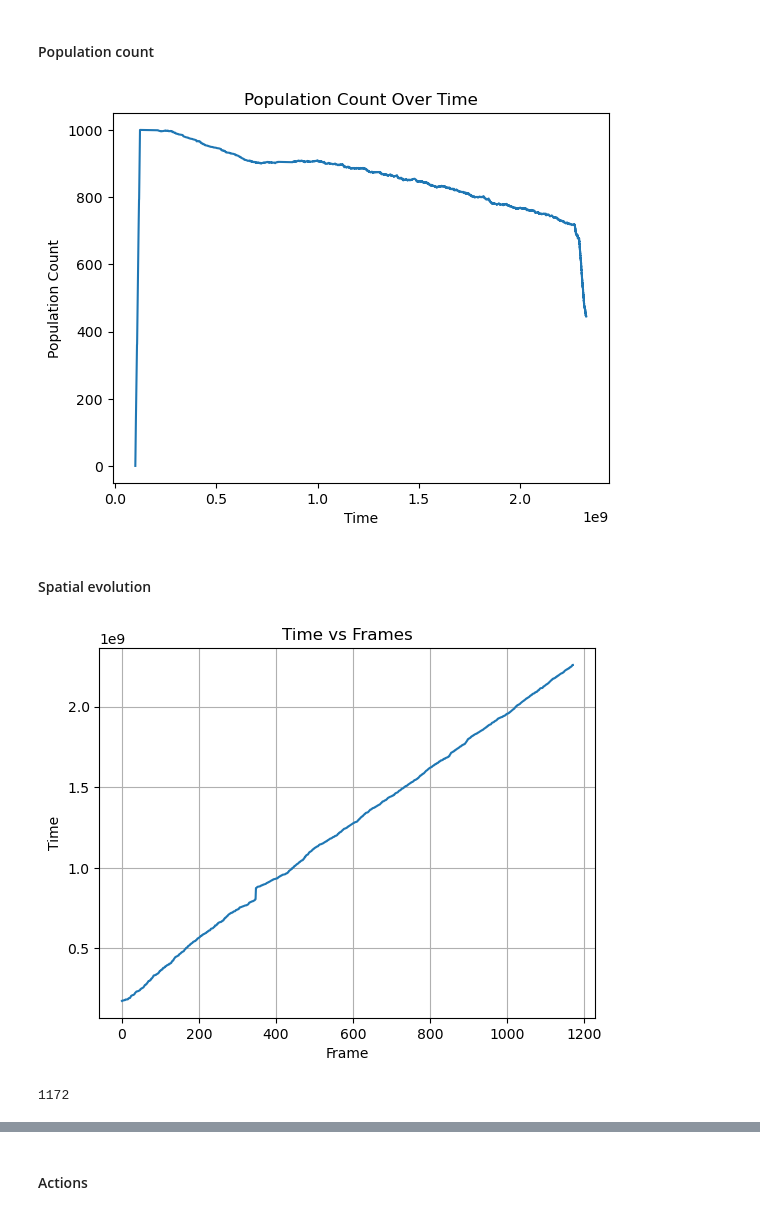
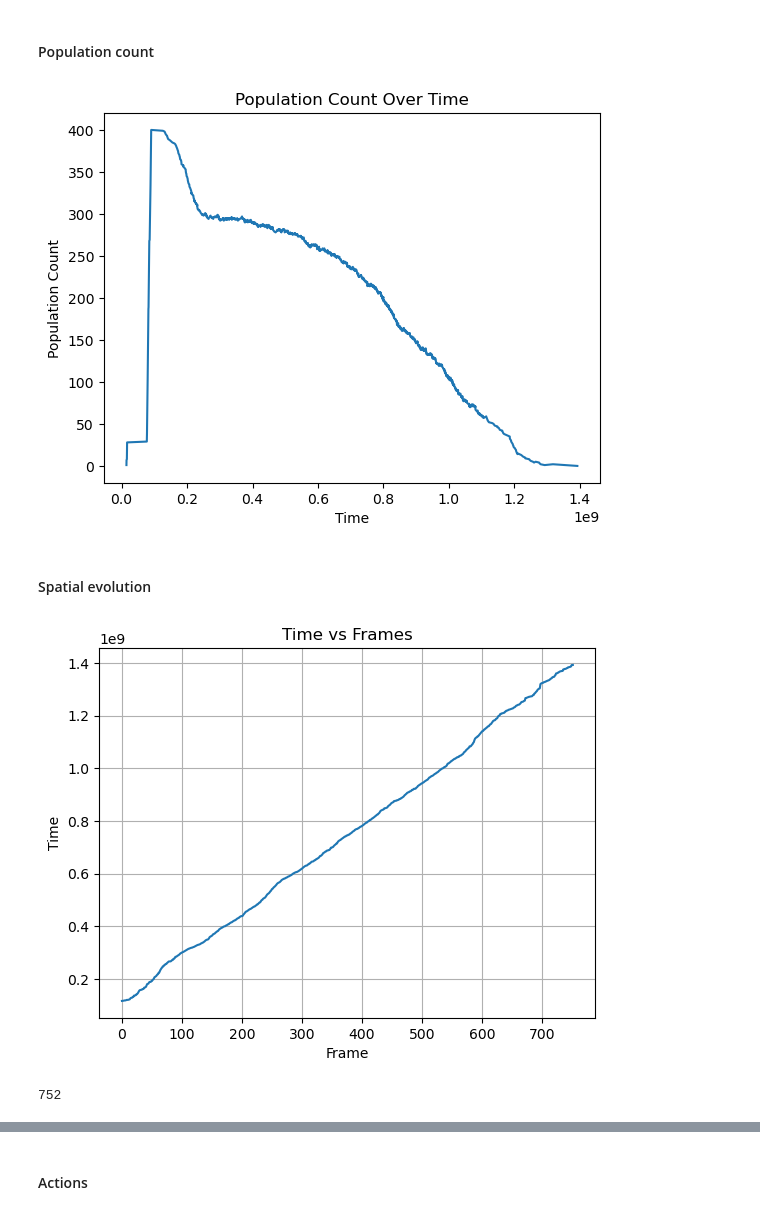
Before and after one commit to alexisjapas/gamasi, a Jupyter notebook: demo.ipynb, the cells around one changed output, grey strips where cells are left out. Drawn from its saved outputs; the diff is of its cells as text; code cells hidden in the pictures.

```diff
--- a/demo.ipynb
+++ b/demo.ipynb
@@ -10,8 +10,8 @@ from src.Lab import Lab
 lab = Lab()
 # %%
 simulation = lab.experiment(
-    height=80, width=160,
-    initial_population_count=1000,
-    max_total_duration=60, max_simulation_duration=2
+    height=30, width=50,
+    initial_population_count=400,
+    max_total_duration=120, max_simulation_duration=4
 )
 # %% [output]
@@ -74,30 +42,33 @@ lab.plot_generation_stats(data)
 #### Population count
 # %%
 from matplotlib import pyplot as plt  # TODO Move to Lab
-data["population_timeline"].plot(y="population_count", legend=False)
+population_timeline = lab.get_temporal_data(simulation)
+population_timeline.plot(y="population_count", legend=False)
 plt.title('Population Count Over Time')
 plt.xlabel('Time')
 plt.ylabel('Population Count')
 plt.show()
 # %% [output]
-[figure, old version]
+[figure, new version]
 # %% [markdown]
 #### Spatial evolution
+# %%
+spatial_data = lab.get_spatial_data(simulation)
 # %%
 import matplotlib.pyplot as plt
 
-positions = data["positions"][0]
+positions = spatial_data[0]
 
 plt.plot(range(len(positions)), positions)
 plt.xlabel('Frame')
 plt.ylabel('Time')
 plt.title('Time vs Frames')
 plt.grid(True)
 plt.show()
-print(len(data["positions"][1]))
+print(len(spatial_data[1]))
 # %% [output]
-[figure, old version]
+[figure, new version]
-1172
+752
 # %%
 import imageio
 
```
Also changed, not shown: parts of 22 cells of this notebook, 4 other files.
